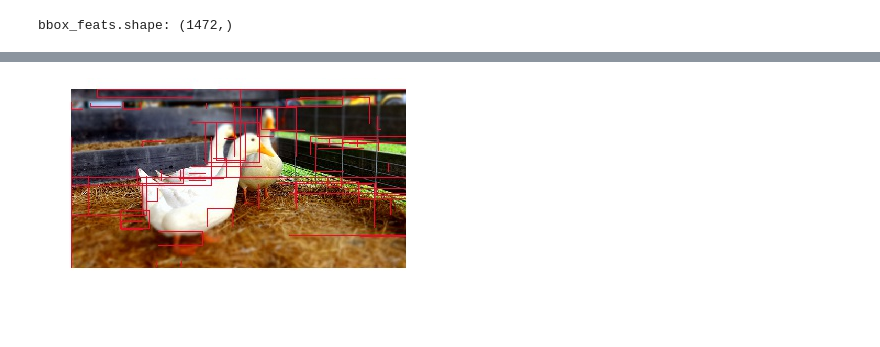
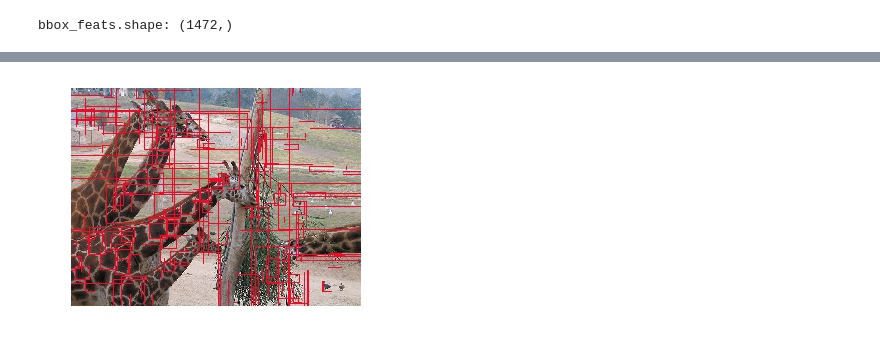
Before and after one commit to kspathak/cse547, a Jupyter notebook: hw3/coco-detection.ipynb, the cells around one changed output, grey strips where cells are left out. Cells and saved outputs as stored; diff of their text form; code cells hidden in the pictures; blank space fills up the shorter version.

```diff
--- a/hw3/coco-detection.ipynb
+++ b/hw3/coco-detection.ipynb
@@ -279,4 +283,5 @@ bbox_feats.shape: (1472,)
 # %%
 # read bboxes:
 with open('{}/bboxes/{}_bboxes.p'.format(dataDir, dataType), 'rb') as f:
-    img_ids_bboxes, bbox_labels = pickle.load(f, encoding='bytes')
+    bbox_img_ids, bboxes = pickle.load(f, encoding='bytes')
+bboxes_by_img_id = {img_id: bboxes[i] for i, img_id in enumerate(bbox_img_ids)}
@@ -283,16 +308,15 @@ with open('{}/bboxes/{}_bboxes.p'.format(dataDir, dataType), 'rb') as f:
 # %%
-BBOX_IMG_ID = 16
+BBOX_IMG_ID = img_id
 
-img_bbox = coco.loadImgs([img_ids_bboxes[BBOX_IMG_ID]])[0]
+img_bbox = coco.loadImgs([BBOX_IMG_ID])[0]
 img_bbox_pil = Image.open('%s/%s_2/%s'%(dataDir, dataType, img_bbox['file_name'])) # make sure data dir is correct
 draw = ImageDraw.Draw(img_bbox_pil)
-for it in range(64):
-    idx = np.random.randint(0, len(bbox_labels[BBOX_IMG_ID]))
-    x, y, w, h = bbox_labels[BBOX_IMG_ID][idx]
+for bbox in bboxes_by_img_id[BBOX_IMG_ID][:256]:
+    x, y, w, h = bbox
     draw.rectangle(((x, y, x+w, y+h)), fill=None, outline=(240, 10, 40)) #RGB
 
 plt.axis('off')
 plt.imshow(img_bbox_pil)
 plt.show();
 # %% [output]
-[figure, old version]
+[figure, new version]
```
Also changed, not shown: parts of 5 cells of this notebook, 8 other files.
